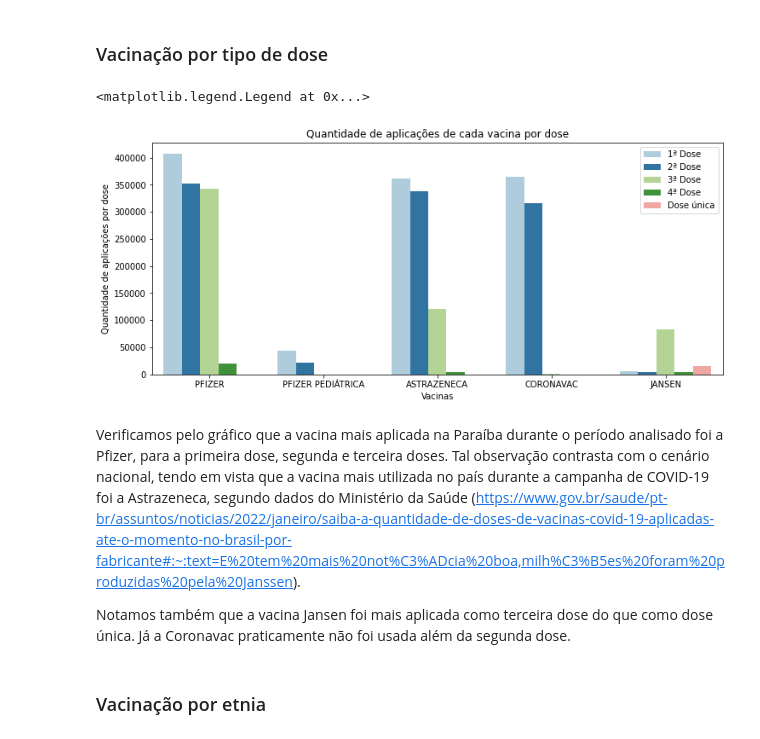
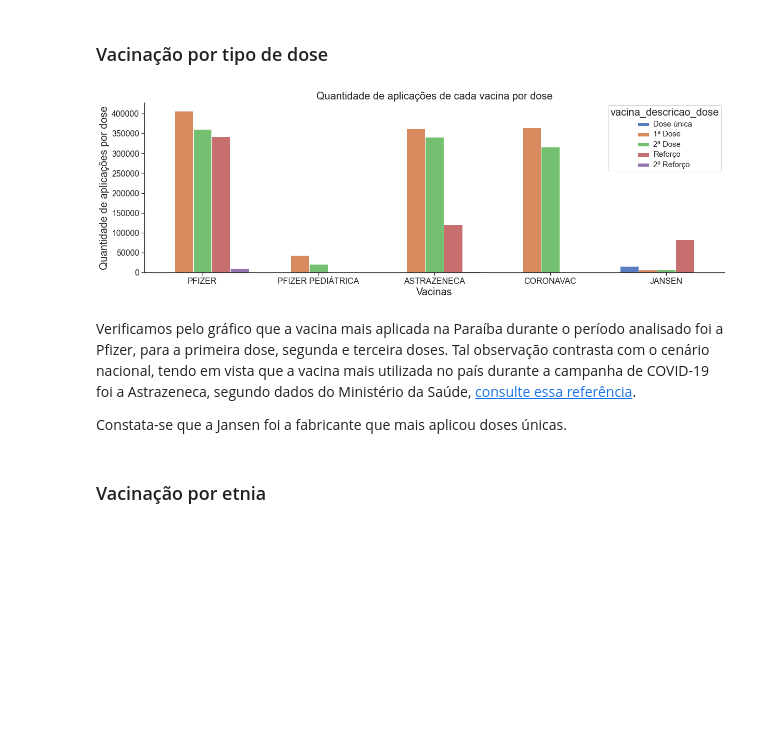
Before and after one commit to maxbarbosa/data-science-final-project, a Jupyter notebook: etapa_3_vax.ipynb, the cells around one changed output. Drawn from its saved outputs; the diff is of its cells as text; code cells hidden in the pictures; blank space fills up the shorter version.

Commit message:
Comparação entre a aplicação das doses entre as categorias

```diff
--- a/etapa_3_vax.ipynb
+++ b/etapa_3_vax.ipynb
@@ -17,20 +22,7 @@ Renomeremos as categorias de vacina e adescrição do tipo de dose para facilita
-# %%
-vax_df.loc[(vax_df.vacina_nome == 'COVID-19 ASTRAZENECA - ChAdOx1-S') | (vax_df.vacina_nome == 'COVID-19 ASTRAZENECA/FIOCRUZ - COVISHIELD'), 'vacina_nome'] = 'ASTRAZENECA'
-vax_df.loc[(vax_df.vacina_nome == 'COVID-19 SINOVAC/BUTANTAN - CORONAVAC') | (vax_df.vacina_nome == 'COVID-19 SINOVAC - CORONAVAC'), 'vacina_nome'] = 'CORONAVAC'
-vax_df.loc[vax_df.vacina_nome == 'COVID-19 JANSSEN - Ad26.COV2.S', 'vacina_nome'] = 'JANSEN'
-vax_df.loc[vax_df.vacina_nome == 'COVID-19 PFIZER - COMIRNATY', 'vacina_nome'] = 'PFIZER'
-vax_df.loc[vax_df.vacina_nome == 'COVID-19 PEDIÁTRICA - PFIZER COMIRNATY', 'vacina_nome'] = 'PFIZER PEDIÁTRICA'
-
-vax_df.loc[vax_df.vacina_codigo == 89, 'vacina_codigo'] = 85
-vax_df.loc[vax_df.vacina_codigo == 98, 'vacina_codigo'] = 86
-
-vax_df.loc[vax_df.vacina_descricao_dose	 == 'Reforço', 'vacina_descricao_dose'] = '3ª Dose'
-vax_df.loc[vax_df.vacina_descricao_dose	 == 'Dose', 'vacina_descricao_dose'] = 'Dose única'
-vax_df.loc[vax_df.vacina_descricao_dose	 == 'Dose Adicional', 'vacina_descricao_dose'] = '4ª Dose'
-vax_df.loc[vax_df.vacina_descricao_dose	 == '2º Reforço', 'vacina_descricao_dose'] = '4ª Dose'
-vax_df.loc[vax_df.vacina_descricao_dose	 == 'Dose Inicial', 'vacina_descricao_dose'] = '1ª Dose'
-vax_df.loc[vax_df.vacina_descricao_dose	 == '2ª Dose Revacinação', 'vacina_descricao_dose'] = '2ª Dose'
-vax_df.loc[vax_df.vacina_descricao_dose	 == 'Única', 'vacina_descricao_dose'] = 'Dose única'
+# %%
+fix_vaxs.rename_vax(vax_df)
+fix_vaxs.rename_doses(vax_df)
+fix_vaxs.update_vax_code(vax_df)
 # %%
 vax_df.head(5)
 # %% [output]
@@ -45,19 +37,26 @@ vax_df.head(5)
 # %% [markdown]
 ### Vacinação por tipo de dose
 # %%
-bar = sns.countplot(data=vax_df, x='vacina_nome', hue='vacina_descricao_dose', hue_order=['1ª Dose', '2ª Dose', '3ª Dose', '4ª Dose', 'Dose única'], palette='Paired')
-bar.set_xlabel('Vacinas')
-bar.set_ylabel('Quantidade de aplicações por dose')
-bar.set_title('Quantidade de aplicações de cada vacina por dose')
-bar.figure.set_size_inches(12, 5)
-plt.legend(loc = 'upper right')
+ax = sns.countplot(
+    data = vax_df, x = 'vacina_nome',
+    hue = 'vacina_descricao_dose',
+    hue_order = ['Dose única', '1ª Dose', '2ª Dose', 'Reforço', '2º Reforço'], palette = 'muted'
+    )
+
+plt.setp(ax.get_legend().get_title(), fontsize = '20')
+plt.setp(ax.get_legend().get_texts(), fontsize = '15')
+
+ax.set_xlabel('Vacinas', fontsize = 20)
+ax.set_ylabel('Quantidade de aplicações por dose', fontsize=20)
+ax.set_title('Quantidade de aplicações de cada vacina por dose', fontsize=20)
+ax.figure.set_size_inches(20, 6)
+ax.tick_params(labelsize = 16)
 # %% [output]
-<matplotlib.legend.Legend at 0x...>
-[figure, old version]
+[figure, new version]
 # %% [markdown]
-Verificamos pelo gráfico que a vacina mais aplicada na Paraíba durante o período analisado foi a Pfizer, para a primeira dose, segunda e terceira doses. Tal observação contrasta com o cenário nacional, tendo em vista que a vacina mais utilizada no país durante a campanha de COVID-19 foi a Astrazeneca, segundo dados do Ministério da Saúde (https://www.gov.br/saude/pt-br/assuntos/noticias/2022/janeiro/saiba-a-quantidade-de-doses-de-vacinas-covid-19-aplicadas-ate-o-momento-no-brasil-por-fabricante#:~:text=E%20tem%20mais%20not%C3%ADcia%20boa,milh%C3%B5es%20foram%20produzidas%20pela%20Janssen).
+Verificamos pelo gráfico que a vacina mais aplicada na Paraíba durante o período analisado foi a Pfizer, para a primeira dose, segunda e terceira doses. Tal observação contrasta com o cenário nacional, tendo em vista que a vacina mais utilizada no país durante a campanha de COVID-19 foi a Astrazeneca, segundo dados do Ministério da Saúde, [consulte essa referência](https://www.gov.br/saude/pt-br/assuntos/noticias/2022/janeiro/saiba-a-quantidade-de-doses-de-vacinas-covid-19-aplicadas-ate-o-momento-no-brasil-por-fabricante#:~:text=E%20tem%20mais%20not%C3%ADcia%20boa,milh%C3%B5es%20foram%20produzidas%20pela%20Janssen).
 
-Notamos também que a vacina Jansen foi mais aplicada como terceira dose do que como dose única. Já a Coronavac praticamente não foi usada além da segunda dose.
+Constata-se que a Jansen foi a fabricante que mais aplicou doses únicas.
 # %% [markdown]
 ### Vacinação por etnia
 # %%
```
Also changed, not shown: parts of 22 cells of this notebook.
